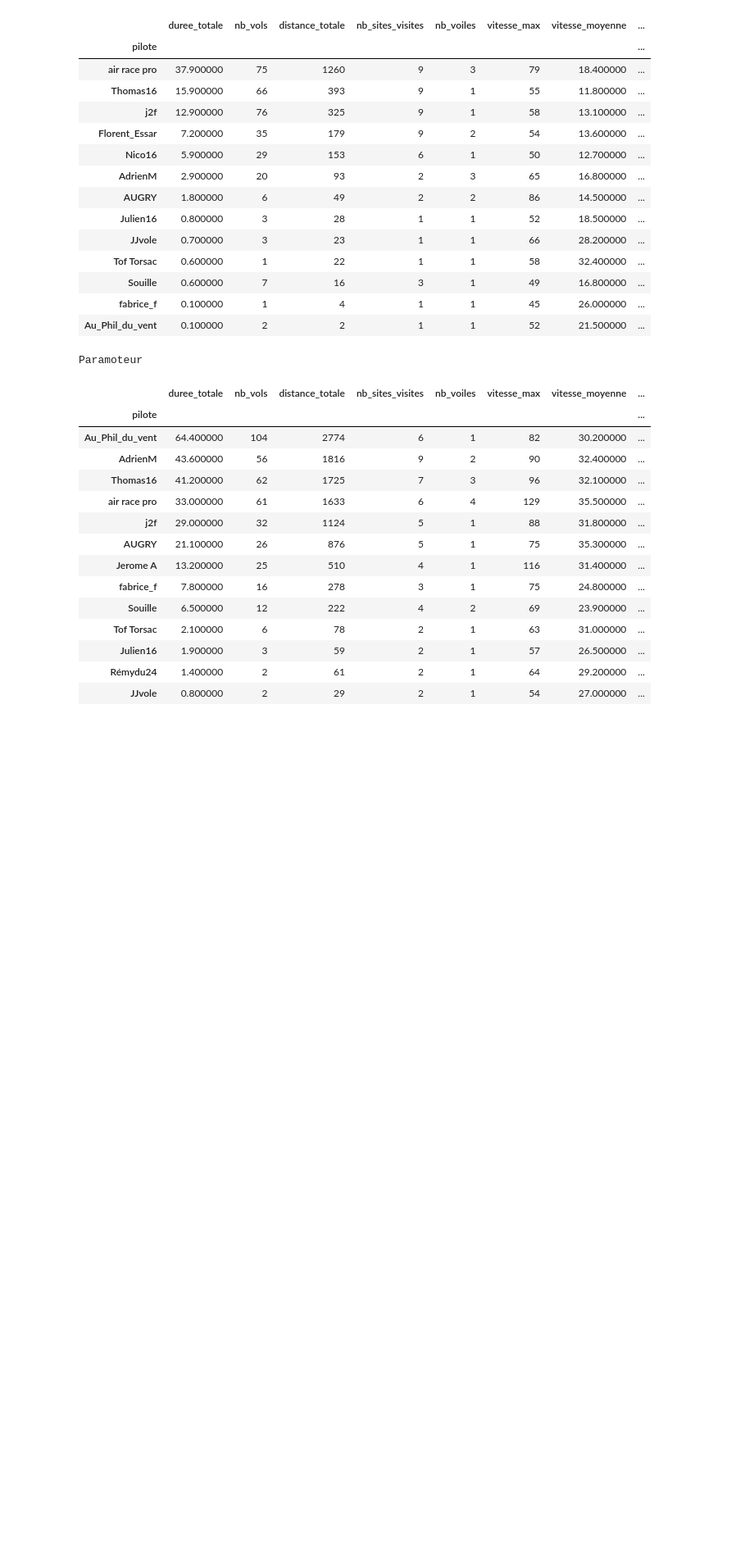
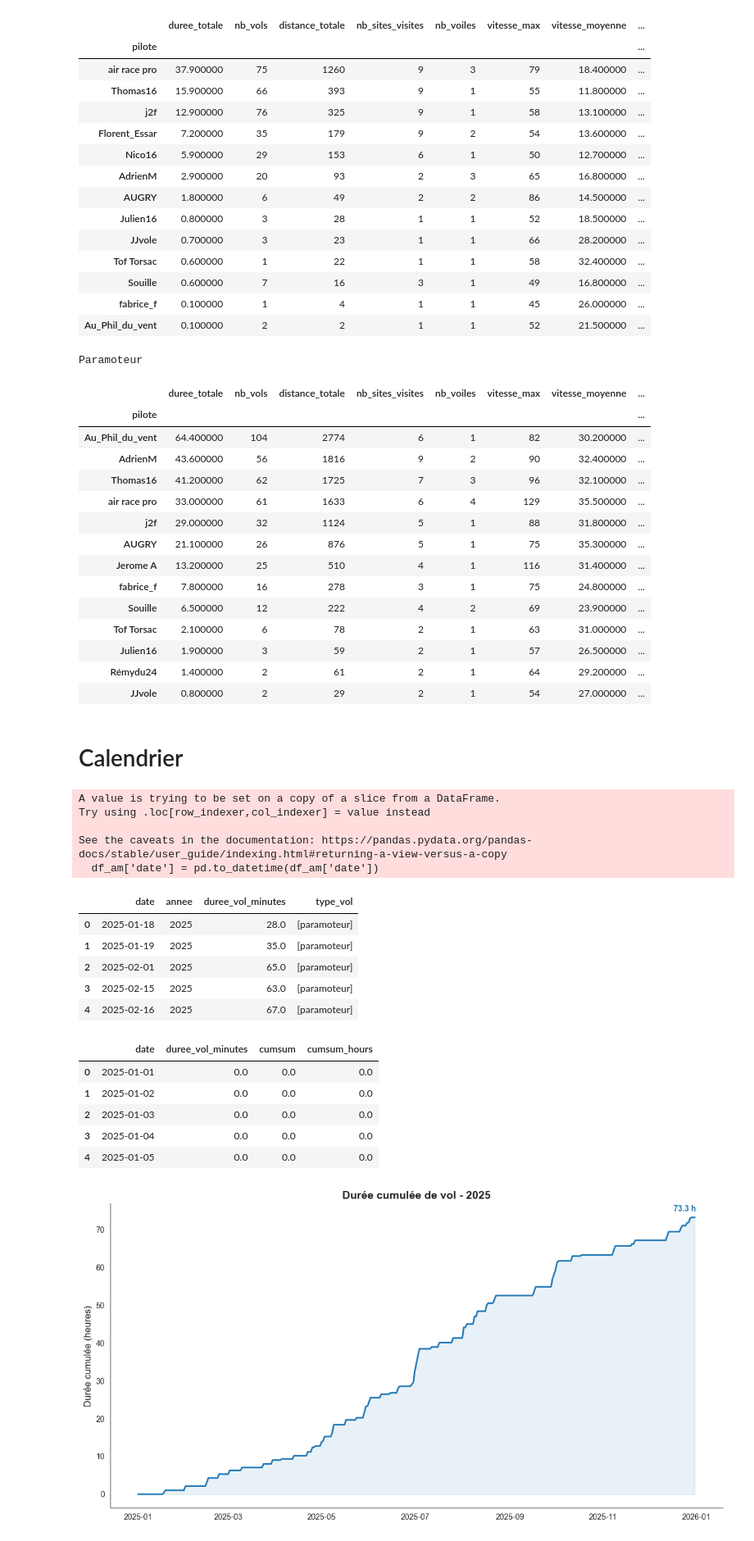
Before and after one commit to amorea04/syride_traces, a Jupyter notebook: src/analyze_traces.ipynb, the cells around one changed output. Shown at 82% size. Cells and saved outputs as stored; diff of their text form; code cells hidden in the pictures; blank space fills up the shorter version.

```diff
--- a/src/analyze_traces.ipynb
+++ b/src/analyze_traces.ipynb
@@ -1175,3 +1164,5 @@ Paramoteur
 | Julien16 | 1.900000 | 3 | 59 | 2 | 1 | 57 | 26.500000 | ... |
 | Rémydu24 | 1.400000 | 2 | 61 | 2 | 1 | 64 | 29.200000 | ... |
 | JJvole | 0.800000 | 2 | 29 | 2 | 1 | 54 | 27.000000 | ... |
+# %% [markdown]
+# Calendrier
@@ -1177,0 +1391,55 @@ Paramoteur
+# %%
+df_am = df[
+    (df['pilote']=="AdrienM")
+    &(df['annee'].isin([2025, 2026]))
+    # &(df['type_vol']=="parapente")
+]
+# display(df_am.head())
+
+# On suppose df_am avec colonnes: "date", "duree_vol_minutes"
+df_am['date'] = pd.to_datetime(df_am['date'])
+
+# Regrouper au cas où il y aurait plusieurs vols par jour
+daily = (
+    df_am
+    .groupby(by=['date', 'annee'], as_index=False, observed=False)
+    .agg(
+        duree_vol_minutes= ("duree_vol_minutes", lambda x: round(x.sum(), 0)),
+        type_vol = ("type_vol", "unique"), # set des types de vols dans la journée
+    )
+)
+display(daily.head())
+
+# # Année que vous voulez afficher (modifiable selon vos besoins)
+# annee = daily['date'].dt.year.mode()[0]
+
+# # Générer toutes les dates de l’année pour garantir une grille complète
+# calendar_index = pd.date_range(start=f"{annee}-01-01", end=f"{annee}-12-31")
+
+# cal = pd.DataFrame({"date": calendar_index})
+# cal = cal.merge(daily, on="date", how="left")
+# cal['duree_vol_minutes'] = cal['duree_vol_minutes'].fillna(0)
+
+
+fig_cumul, df_cumsum_ = plot_cumulative_flights(df_init=df_am)
+fig_cumul.show()
+# plot_calendar_flights(df_init=cal)
+# %% [output]
+A value is trying to be set on a copy of a slice from a DataFrame.
+Try using .loc[row_indexer,col_indexer] = value instead
+
+See the caveats in the documentation: https://pandas.pydata.org/pandas-docs/stable/user_guide/indexing.html#returning-a-view-versus-a-copy
+  df_am['date'] = pd.to_datetime(df_am['date'])
+|  | date | annee | duree_vol_minutes | type_vol |
+| 0 | 2025-01-18 | 2025 | 28.0 | [paramoteur] |
+| 1 | 2025-01-19 | 2025 | 35.0 | [paramoteur] |
+| 2 | 2025-02-01 | 2025 | 65.0 | [paramoteur] |
+| 3 | 2025-02-15 | 2025 | 63.0 | [paramoteur] |
+| 4 | 2025-02-16 | 2025 | 67.0 | [paramoteur] |
+|  | date | duree_vol_minutes | cumsum | cumsum_hours |
+| 0 | 2025-01-01 | 0.0 | 0.0 | 0.0 |
+| 1 | 2025-01-02 | 0.0 | 0.0 | 0.0 |
+| 2 | 2025-01-03 | 0.0 | 0.0 | 0.0 |
+| 3 | 2025-01-04 | 0.0 | 0.0 | 0.0 |
+| 4 | 2025-01-05 | 0.0 | 0.0 | 0.0 |
+[figure, added]
```
Also changed, not shown: parts of 19 cells of this notebook, 52 other files.
